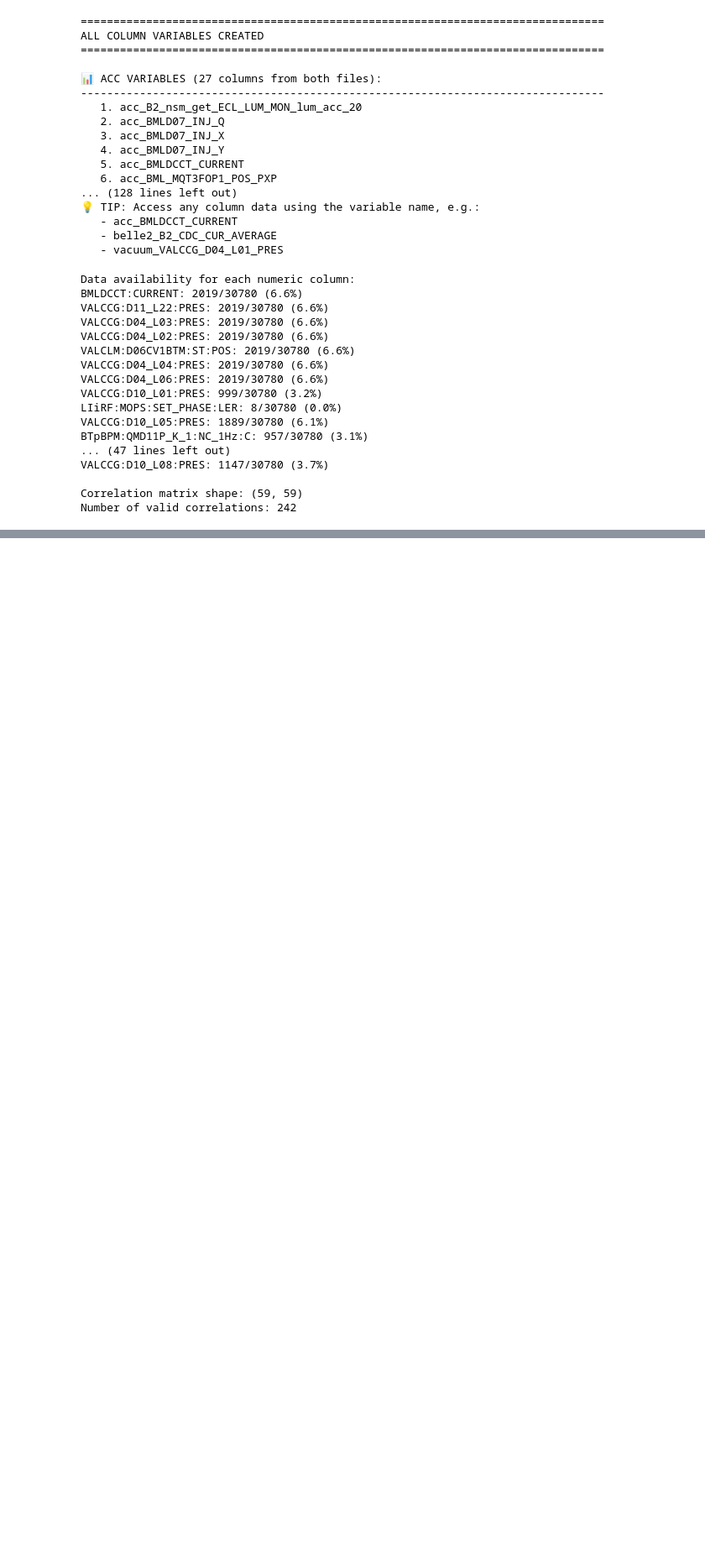
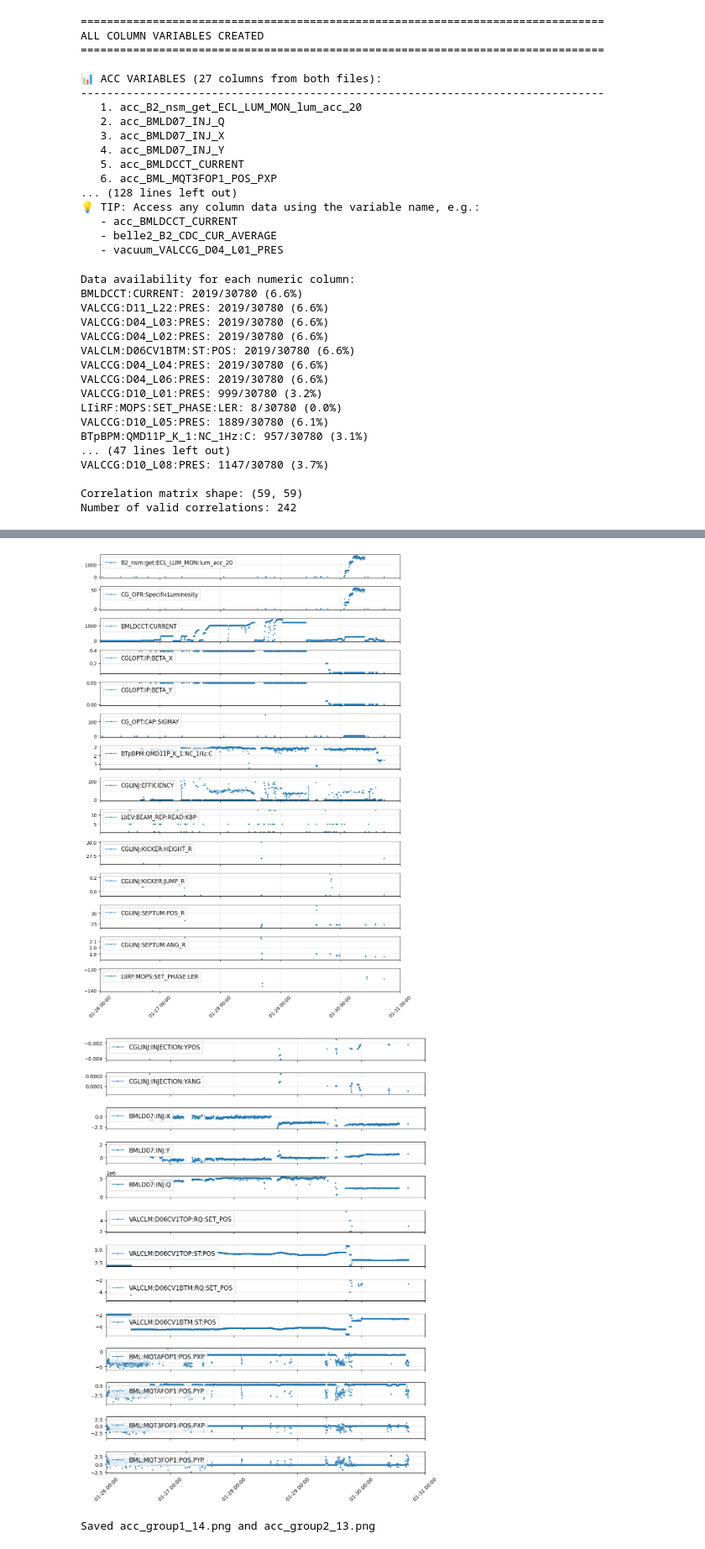
Before and after one commit to xylulu/SBL_code, a Jupyter notebook: multi_plot.ipynb, the cells around one changed output, grey strips where cells are left out. Shown at 84% size. Cells and saved outputs as stored; diff of their text form; code cells hidden in the pictures; blank space fills up the shorter version.

```diff
--- a/multi_plot.ipynb
+++ b/multi_plot.ipynb
@@ -400,0 +407,77 @@ Creating individual plots for each column...
+# %%
+# Split combined ACC columns into two groups (14 and 13) and plot each with no vertical spacing
+import matplotlib.pyplot as plt
+import matplotlib.dates as mdates
+import numpy as np
+
+all_acc_cols = list(acc1_numeric_cols) + list(acc2_numeric_cols)
+group1 = all_acc_cols[:14]
+group2 = all_acc_cols[14:]
+
+def plot_acc_group(cols, fname, figsize_width=10, height_per_trace=1, legend_fs=12, tick_fs=10):
+    n = len(cols)
+    fig, axes = plt.subplots(n, 1, figsize=(figsize_width, height_per_trace * n), sharex=True)
+    axes = np.atleast_1d(axes)
+    for i, col in enumerate(cols):
+        src_df = acc_df1 if col in acc_df1.columns else acc_df2
+        axes[i].plot(src_df['Timestamp'], src_df[col], marker='o', markersize=2, alpha=0.7, linestyle='-',
+                     label=f'{col}')
+        axes[i].legend(loc='upper left', fontsize=legend_fs)
+        axes[i].grid(True, alpha=0.3)
+        if i < n - 1:
+            axes[i].tick_params(labelbottom=False)
+    axes[-1].xaxis.set_major_formatter(mdates.DateFormatter('%m-%d %H:%M'))
+    for ax in axes:
+        ax.set_xlim(pd.Timestamp(START_DATE), pd.Timestamp(END_DATE) + pd.Timedelta(days=1))
+    plt.xticks(rotation=45, fontsize=tick_fs)
+    plt.subplots_adjust(hspace=0)   # remove vertical spacing
+    plt.tight_layout()
+    plt.savefig(fname, dpi=300, bbox_inches='tight')
+    plt.show()
+
+plot_acc_group(group1, 'acc_group1.png', figsize_width=10, height_per_trace=1)
+plot_acc_group(group2, 'acc_group2.png', figsize_width=10, height_per_trace=1)
+print("Saved acc_group1_14.png and acc_group2_13.png")
+
+# make vacuum subplot taller using height ratios (paste over your fig3/axes3 creation & vacuum+Belle2 plotting)
+import numpy as np
+
+total_subplots = 1 + len(belle2_numeric_cols)
+height_ratios = [3] + [1] * len(belle2_numeric_cols)  # vacuum subplot 3x taller
+
+fig3, axes3 = plt.subplots(
+    total_subplots, 1,
+    figsize=(10, 1*total_subplots),
+    sharex=True,
+    gridspec_kw={'height_ratios': height_ratios}
+)
+axes3 = np.atleast_1d(axes3)
+
+# Vacuum on first subplot (all traces)
+for col in vacuum_numeric_cols:
+    axes3[0].plot(vacuum_df['Timestamp'], vacuum_df[col], marker='^', markersize=2, alpha=0.7, linestyle='-', label=f'Vacuum: {col}')
+# axes3[0].legend(loc='upper left', fontsize=10)
+axes3[0].grid(True, alpha=0.3)
+axes3[0].tick_params(labelbottom=False)
+
+# Belle2 on remaining subplots
+for i, col in enumerate(belle2_numeric_cols):
+    idx = i + 1
+    axes3[idx].plot(belle2_df['Timestamp'], belle2_df[col], marker='s', markersize=2, alpha=0.7, linestyle='-', color='red', label=f'Belle2: {col}')
+    # axes3[idx].set_ylabel('Value', fontsize=12)
+    axes3[idx].legend(loc='upper left', fontsize=10)
+    axes3[idx].grid(True, alpha=0.3)
+    if idx < len(axes3) - 1:
+        axes3[idx].tick_params(labelbottom=False)
+
+axes3[-1].xaxis.set_major_formatter(mdates.DateFormatter('%m-%d %H:%M'))
+for ax in axes3:
+    ax.set_xlim(pd.Timestamp(START_DATE), pd.Timestamp(END_DATE) + pd.Timedelta(days=1))
+
+plt.subplots_adjust(hspace=0)
+plt.savefig('belle2_plots.png', dpi=300, bbox_inches='tight')
+plt.show()
+# %% [output]
+[figure, added]
+[figure, added]
+Saved acc_group1_14.png and acc_group2_13.png
```
Also changed, not shown: parts of 5 cells of this notebook, 2 other files.
